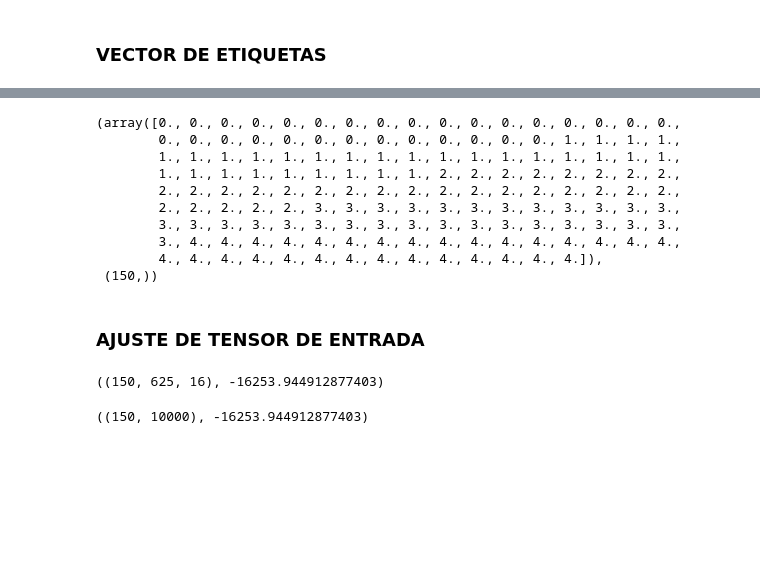
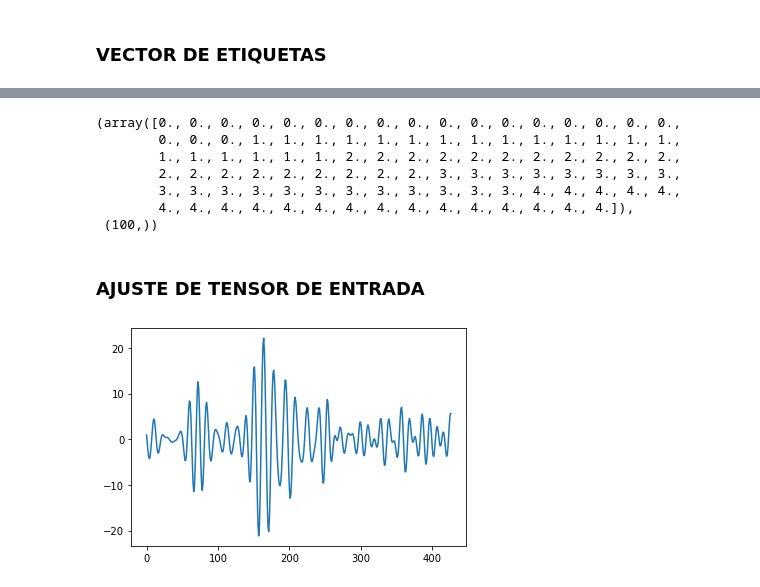
Before and after one commit to IvanDanielVillegas/Entrenamiento, a Jupyter notebook: Entrenamiento.ipynb, the cells around one changed output, grey strips where cells are left out. Saved outputs shown, nothing was run; the diff lists cells and outputs as text; code cells hidden in the pictures; blank space fills up the shorter version.

```diff
--- a/Entrenamiento.ipynb
+++ b/Entrenamiento.ipynb
@@ -175,25 +163,23 @@ array([0., 0., 0., 0., 0., 0., 0., 0., 0., 0., 0., 0., 0., 0., 0., 0., 0.,
 # %%
-labels = np.reshape(labels,150)
+labels = np.reshape(labels,100)
 labels, labels.shape
 # %% [output]
 (array([0., 0., 0., 0., 0., 0., 0., 0., 0., 0., 0., 0., 0., 0., 0., 0., 0.,
-        0., 0., 0., 0., 0., 0., 0., 0., 0., 0., 0., 0., 0., 1., 1., 1., 1.,
-        1., 1., 1., 1., 1., 1., 1., 1., 1., 1., 1., 1., 1., 1., 1., 1., 1.,
-        1., 1., 1., 1., 1., 1., 1., 1., 1., 2., 2., 2., 2., 2., 2., 2., 2.,
-        2., 2., 2., 2., 2., 2., 2., 2., 2., 2., 2., 2., 2., 2., 2., 2., 2.,
-        2., 2., 2., 2., 2., 3., 3., 3., 3., 3., 3., 3., 3., 3., 3., 3., 3.,
-        3., 3., 3., 3., 3., 3., 3., 3., 3., 3., 3., 3., 3., 3., 3., 3., 3.,
-        3., 4., 4., 4., 4., 4., 4., 4., 4., 4., 4., 4., 4., 4., 4., 4., 4.,
-        4., 4., 4., 4., 4., 4., 4., 4., 4., 4., 4., 4., 4., 4.]),
- (150,))
+        0., 0., 0., 1., 1., 1., 1., 1., 1., 1., 1., 1., 1., 1., 1., 1., 1.,
+        1., 1., 1., 1., 1., 1., 2., 2., 2., 2., 2., 2., 2., 2., 2., 2., 2.,
+        2., 2., 2., 2., 2., 2., 2., 2., 2., 3., 3., 3., 3., 3., 3., 3., 3.,
+        3., 3., 3., 3., 3., 3., 3., 3., 3., 3., 3., 3., 4., 4., 4., 4., 4.,
+        4., 4., 4., 4., 4., 4., 4., 4., 4., 4., 4., 4., 4., 4., 4.]),
+ (100,))
 # %% [markdown]
 ### AJUSTE DE TENSOR DE ENTRADA
 # %%
-features_array.shape, np.sum(features_array[0:150,:,:])
+features_array.shape, np.sum(features_array[0:100,:,:])
+plt.figure
+plt.plot(features_array[5,:,2])
+plt.show()
 # %% [output]
-((150, 625, 16), -16253.944912877403)
+[figure, added]
 # %%
-features_array2 = np.reshape(features_array,(150,10000))
-features_array2.shape, np.sum(features_array2[0:150,:])
+#features_array2 = np.reshape(features_array,(100,4800))
+#features_array2.shape, np.sum(features_array2[0:100,:])
-# %% [output]
-((150, 10000), -16253.944912877403)
```
Also changed, not shown: parts of 29 cells of this notebook, 2 other files.
